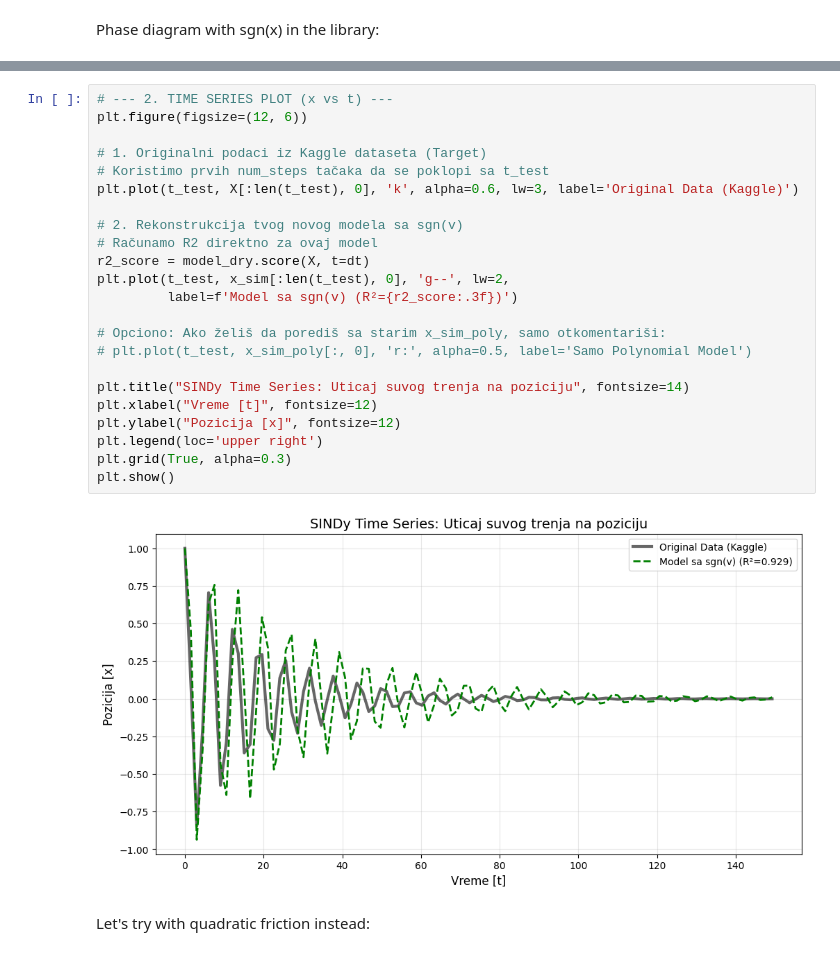
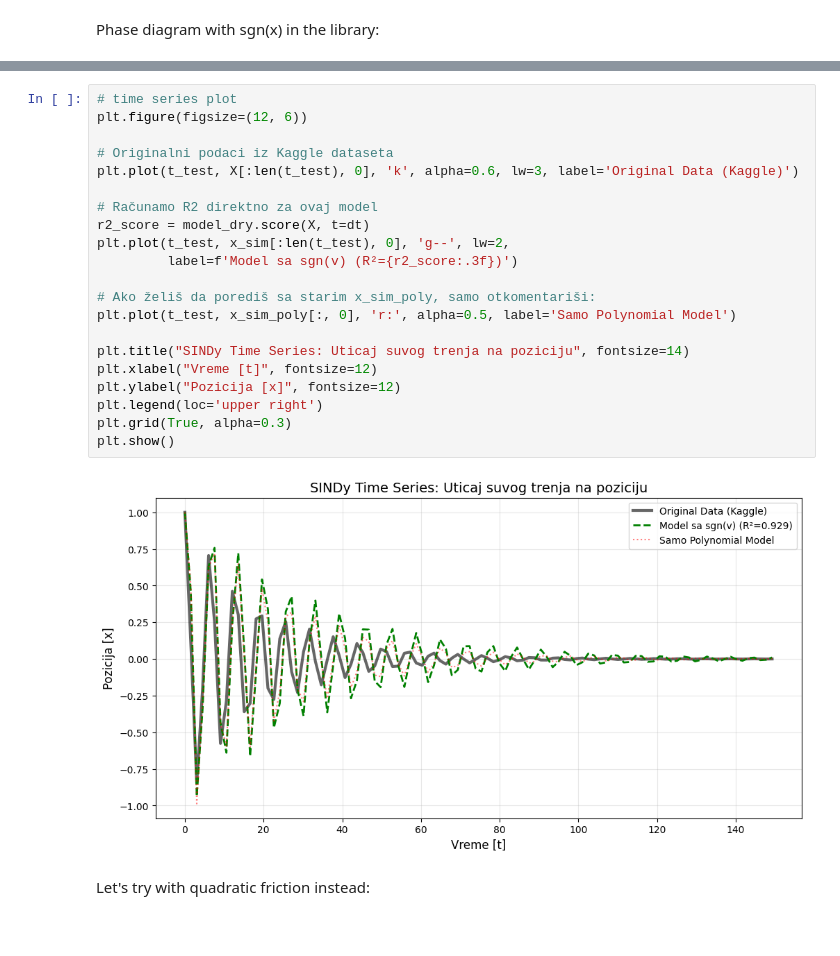
Before and after one commit to luka-lehotski/SINDy-rs, a Jupyter notebook: intro.ipynb, the cells around one changed output, grey strips where cells are left out. Drawn from its saved outputs; the diff is of its cells as text.

```diff
--- a/intro.ipynb
+++ b/intro.ipynb
@@ -339,30 +321,28 @@ plt.show()
 # %% [output]
 [figure]
 # %%
-# --- 2. TIME SERIES PLOT (x vs t) ---
+# time series plot
 plt.figure(figsize=(12, 6))
 
-# 1. Originalni podaci iz Kaggle dataseta (Target)
-# Koristimo prvih num_steps tačaka da se poklopi sa t_test
+# Originalni podaci iz Kaggle dataseta
 plt.plot(t_test, X[:len(t_test), 0], 'k', alpha=0.6, lw=3, label='Original Data (Kaggle)')
 
-# 2. Rekonstrukcija tvog novog modela sa sgn(v)
 # Računamo R2 direktno za ovaj model
 r2_score = model_dry.score(X, t=dt)
 plt.plot(t_test, x_sim[:len(t_test), 0], 'g--', lw=2,
          label=f'Model sa sgn(v) (R²={r2_score:.3f})')
 
-# Opciono: Ako želiš da porediš sa starim x_sim_poly, samo otkomentariši:
-# plt.plot(t_test, x_sim_poly[:, 0], 'r:', alpha=0.5, label='Samo Polynomial Model')
+# Ako želiš da porediš sa starim x_sim_poly, samo otkomentariši:
+plt.plot(t_test, x_sim_poly[:, 0], 'r:', alpha=0.5, label='Samo Polynomial Model')
 
 plt.title("SINDy Time Series: Uticaj suvog trenja na poziciju", fontsize=14)
 plt.xlabel("Vreme [t]", fontsize=12)
 plt.ylabel("Pozicija [x]", fontsize=12)
 plt.legend(loc='upper right')
 plt.grid(True, alpha=0.3)
 plt.show()
 # %% [output]
-[figure, old version]
+[figure, new version]
 # %% [markdown]
 Let's try with quadratic friction instead:
 # %%
```
Also changed, not shown: parts of 10 cells of this notebook.
